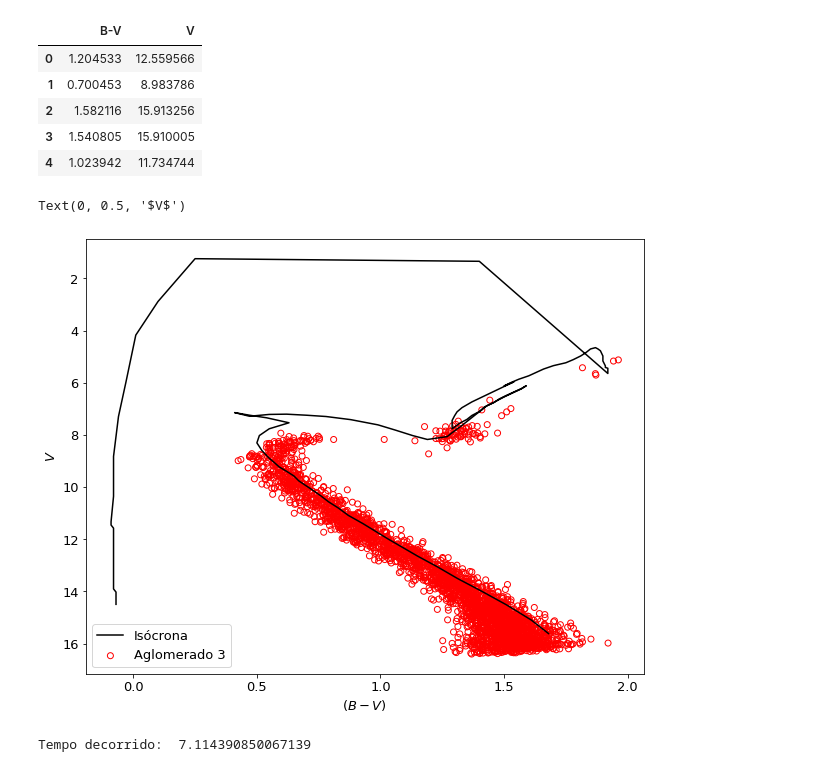
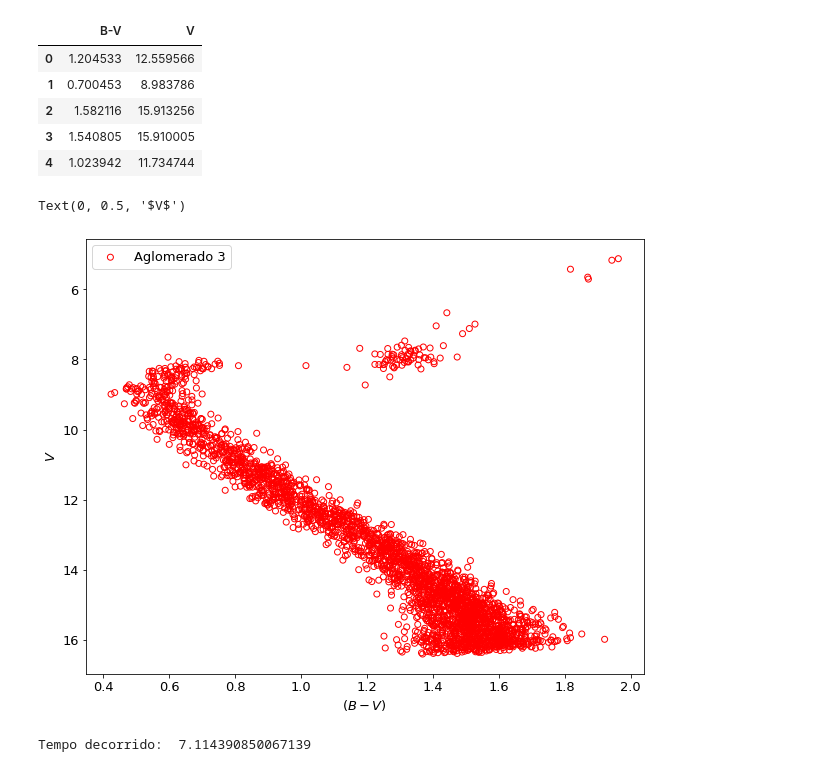
Before and after one commit to jppirest/mw_substructures, a Jupyter notebook: dados/Ag_Simulados/P2/3.ipynb, the cells around one changed output. Drawn from its saved outputs; the diff is of its cells as text; code cells hidden in the pictures.

```diff
--- a/dados/Ag_Simulados/P2/3.ipynb
+++ b/dados/Ag_Simulados/P2/3.ipynb
@@ -71,24 +71,24 @@ iso3 = iso[iso['log(Age)']==idade3]
 # %%
 plt.rc('xtick', labelsize=13)
 plt.rc('ytick', labelsize=13)
 
 
 font = {'family' : 'sans-serif',
         'weight' : 'normal',
         'size'   : 13}
 
 plt.rc('font', **font)
 
 fig,ax = plt.subplots(figsize=(10,8)) #(figsize=(7,5))
 plt.gca().invert_yaxis()
-plt.plot(iso3['(B-V)o'] + E,iso3['Mv'] +5*np.log10(d3/10)+3.1*E , label = 'Isócrona', color = 'black', zorder = 10)
+#plt.plot(iso3['(B-V)o'] + E,iso3['Mv'] +5*np.log10(d3/10)+3.1*E , label = 'Isócrona', color = 'black', zorder = 10)
 plt.scatter(i3['B-V'] ,i3['V'], label = 'Aglomerado 3', color = 'none', edgecolor = 'red')
 plt.legend(frameon=True)
 plt.xlabel(r"$(B-V)$")
 plt.ylabel(r"$V$")
 # %% [output]
 Text(0, 0.5, '$V$')
-[figure, old version]
+[figure, new version]
 # %%
 def jpt(X,Y):
     array = (X - Y)
```
Also changed, not shown: 2 other files.
